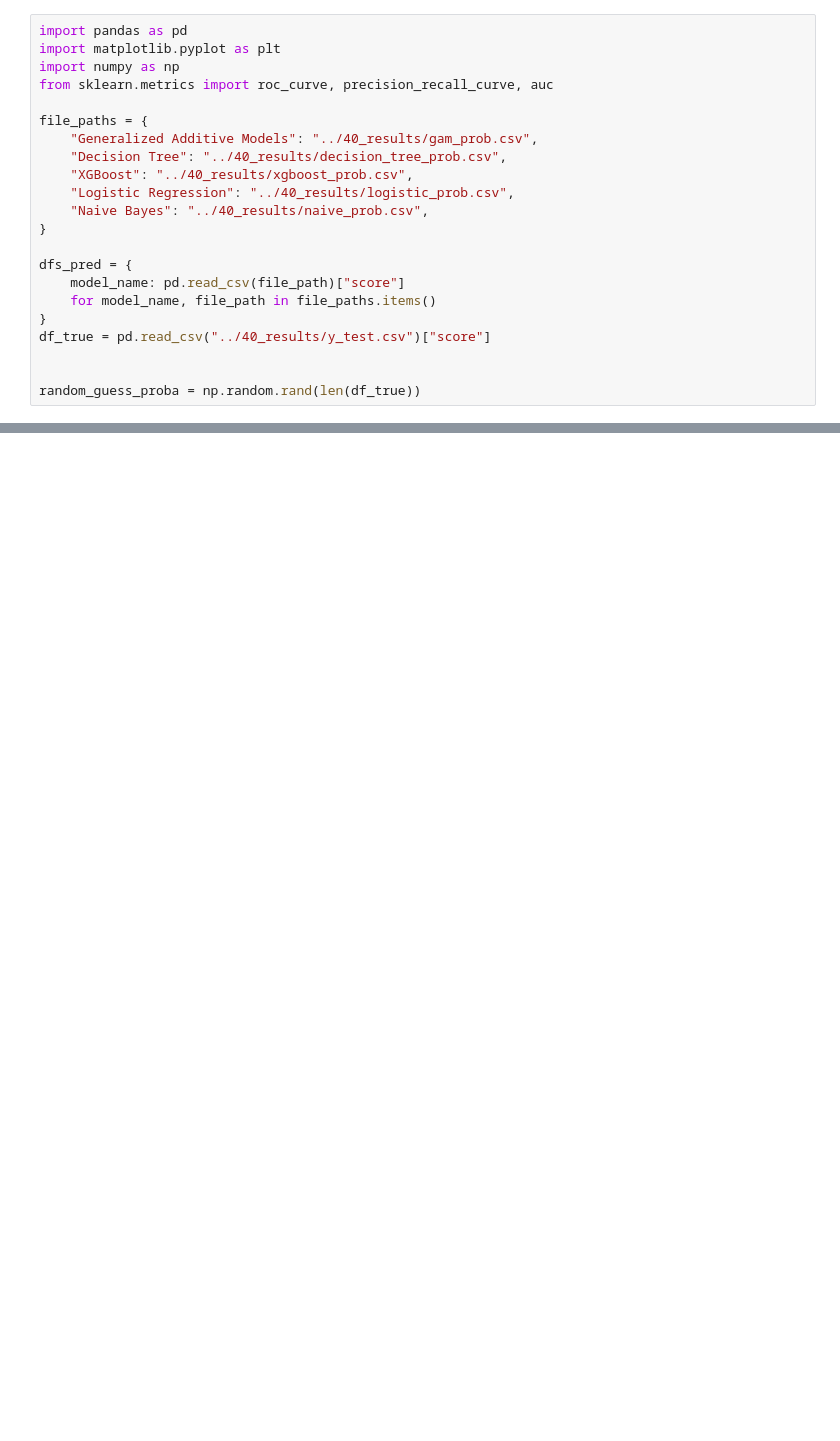
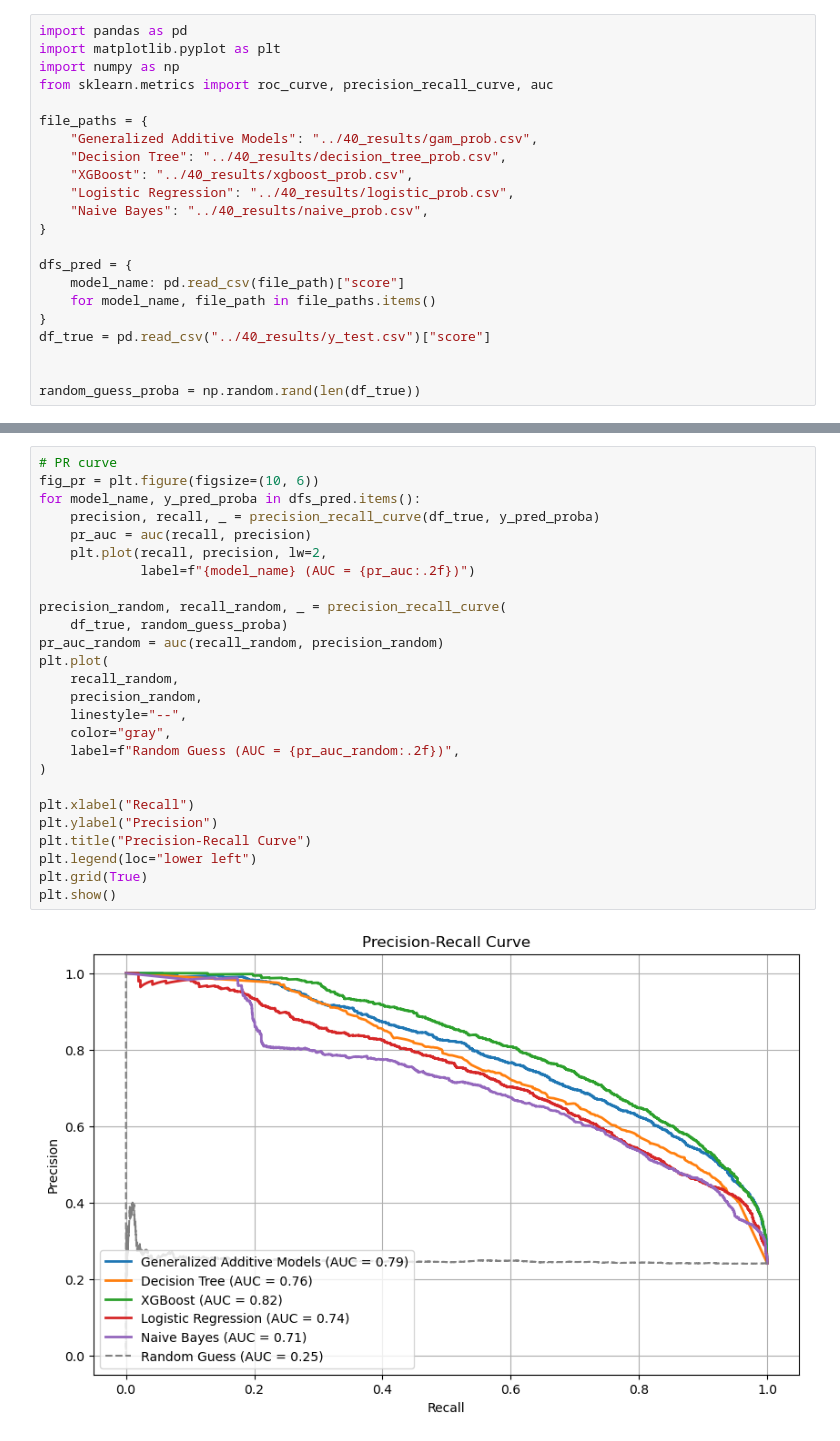
Before and after one commit to nogibjj/IDS705_FinalProject_Lemur_Team, a Jupyter notebook: 10_code/auc_pr_curves.ipynb, the cells around one changed output, grey strips where cells are left out. Cells and saved outputs as stored; diff of their text form; blank space fills up the shorter version.

```diff
--- a/10_code/auc_pr_curves.ipynb
+++ b/10_code/auc_pr_curves.ipynb
@@ -73,0 +49,28 @@ plt.show()
+# %%
+# PR curve
+fig_pr = plt.figure(figsize=(10, 6))
+for model_name, y_pred_proba in dfs_pred.items():
+    precision, recall, _ = precision_recall_curve(df_true, y_pred_proba)
+    pr_auc = auc(recall, precision)
+    plt.plot(recall, precision, lw=2,
+             label=f"{model_name} (AUC = {pr_auc:.2f})")
+
+precision_random, recall_random, _ = precision_recall_curve(
+    df_true, random_guess_proba)
+pr_auc_random = auc(recall_random, precision_random)
+plt.plot(
+    recall_random,
+    precision_random,
+    linestyle="--",
+    color="gray",
+    label=f"Random Guess (AUC = {pr_auc_random:.2f})",
+)
+
+plt.xlabel("Recall")
+plt.ylabel("Precision")
+plt.title("Precision-Recall Curve")
+plt.legend(loc="lower left")
+plt.grid(True)
+plt.show()
+# %% [output]
+[figure, added]
```
Also changed, not shown: parts of 1 cell of this notebook.
